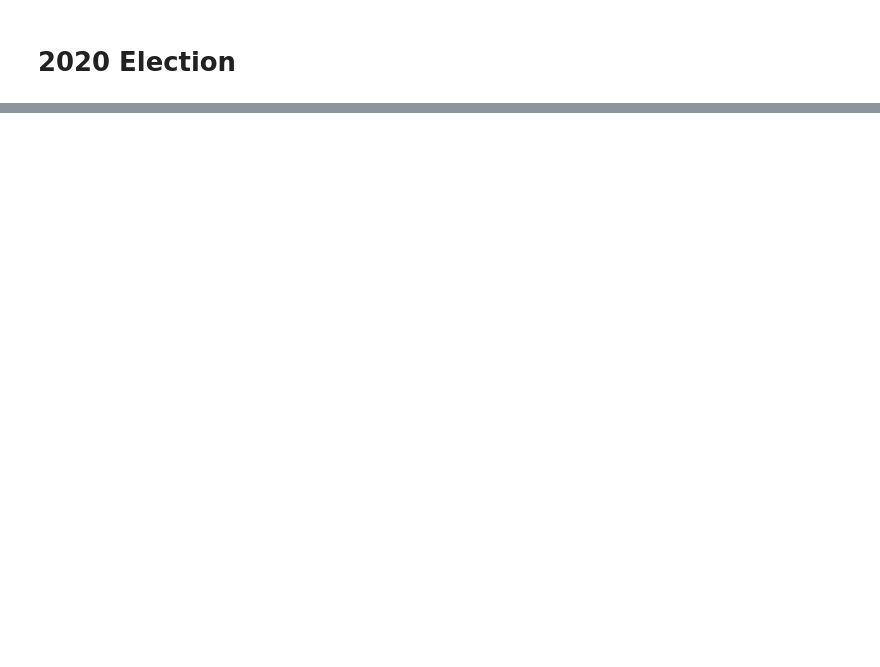
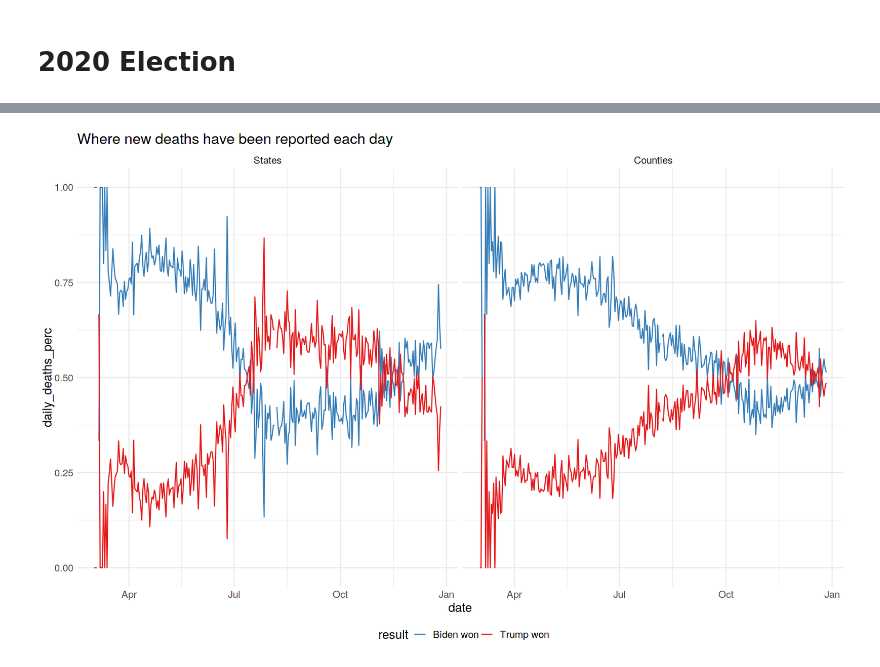
Before and after one commit to apoorvalal/covidviz, a Jupyter notebook: pol_alignment.ipynb, the cells around one changed output, grey strips where cells are left out. Saved outputs shown, nothing was run; the diff lists cells and outputs as text; code cells hidden in the pictures; blank space fills up the shorter version.

```diff
--- a/pol_alignment.ipynb
+++ b/pol_alignment.ipynb
@@ -241,0 +309,10 @@ A data.table: 51 × 6
+# %%
+## Deaths
+ggplot(us[date>'2020-03-01'], aes(date, daily_deaths_perc, col = result)) +
+  geom_line() +
+  scale_color_brewer(palette = 'Set1', direction = -1) +
+  scale_y_continuous(limits = c(0,1)) +
+  labs(title = 'Where new deaths have been reported each day') +
+  facet_wrap(~ geo)
+# %% [output]
+[figure, added]
```
Also changed, not shown: parts of 18 cells of this notebook, 6 other files.
